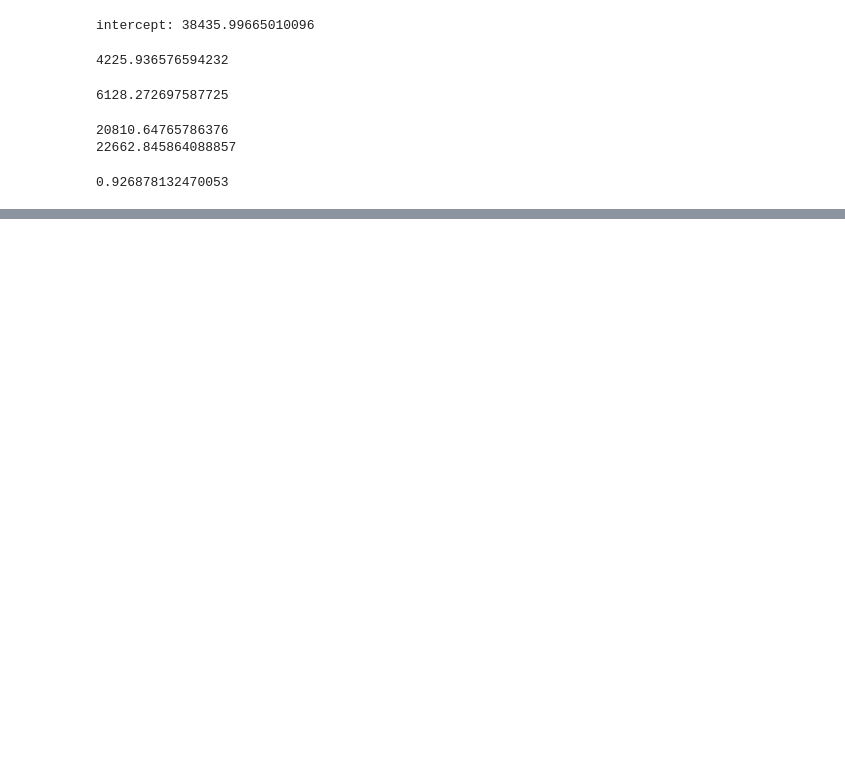
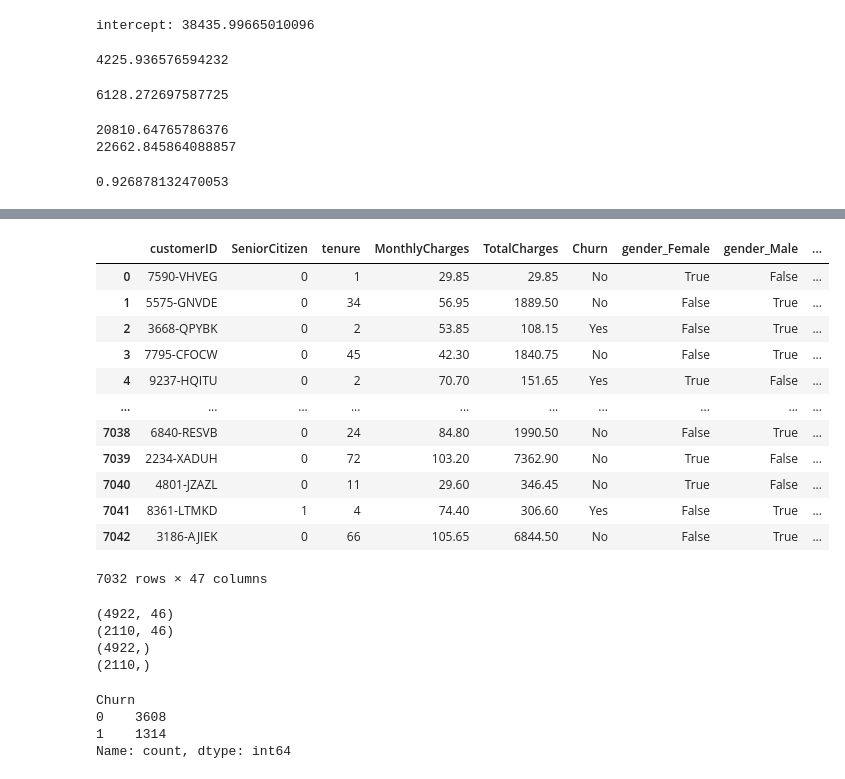
Before and after one commit to jayasaptr/belajar-python, a Jupyter notebook: part7.ipynb, the cells around one changed output, grey strips where cells are left out. Cells and saved outputs as stored; diff of their text form; code cells hidden in the pictures; blank space fills up the shorter version.

Commit message:
feat:[MJ] trian data heart failure

```diff
--- a/part7.ipynb
+++ b/part7.ipynb
@@ -161,0 +200,6 @@ r2_score(Y_test, y_pred)
+# %%
+##change data type
+df = df[~(df["TotalCharges"] == " ")]
+
+df["TotalCharges"] = df["TotalCharges"].astype("float64")
+df.info()
@@ -161,0 +224,24 @@ r2_score(Y_test, y_pred)
+# %%
+## one hot encoding
+## adalah proses mengubah beberapa type object menjadi numerik tujuhnya agar bisa digunakan dalam model
+df_obj = df.select_dtypes(["object"])
+col_obj = list(df_obj.columns)
+col_obj.remove("customerID")
+col_obj.remove("Churn")
+# %%
+df_clean = pd.get_dummies(df, columns=col_obj)
+df_clean
+# %% [output]
+|  | customerID | SeniorCitizen | tenure | MonthlyCharges | TotalCharges | Churn | gender_Female | gender_Male | ... |
+| 0 | 7590-VHVEG | 0 | 1 | 29.85 | 29.85 | No | True | False | ... |
+| 1 | 5575-GNVDE | 0 | 34 | 56.95 | 1889.50 | No | False | True | ... |
+| 2 | 3668-QPYBK | 0 | 2 | 53.85 | 108.15 | Yes | False | True | ... |
+| 3 | 7795-CFOCW | 0 | 45 | 42.30 | 1840.75 | No | False | True | ... |
+| 4 | 9237-HQITU | 0 | 2 | 70.70 | 151.65 | Yes | True | False | ... |
+| ... | ... | ... | ... | ... | ... | ... | ... | ... | ... |
+| 7038 | 6840-RESVB | 0 | 24 | 84.80 | 1990.50 | No | False | True | ... |
+| 7039 | 2234-XADUH | 0 | 72 | 103.20 | 7362.90 | No | True | False | ... |
+| 7040 | 4801-JZAZL | 0 | 11 | 29.60 | 346.45 | No | True | False | ... |
+| 7041 | 8361-LTMKD | 1 | 4 | 74.40 | 306.60 | Yes | False | True | ... |
+| 7042 | 3186-AJIEK | 0 | 66 | 105.65 | 6844.50 | No | False | True | ... |
+7032 rows × 47 columns
@@ -161,0 +257,19 @@ r2_score(Y_test, y_pred)
+# %%
+print(X_train.shape)
+print(X_test.shape)
+print(Y_train.shape)
+print(Y_test.shape)
+# %% [output]
+(4922, 46)
+(2110, 46)
+(4922,)
+(2110,)
+# %%
+## imbalance data
+## adalah kondisi di mana jumlah data pada setiap kelas tidak seimbang
+Y_train.value_counts()
+# %% [output]
+Churn
+0    3608
+1    1314
+Name: count, dtype: int64
```
Also changed, not shown: parts of 35 cells of this notebook, 5 other files.
